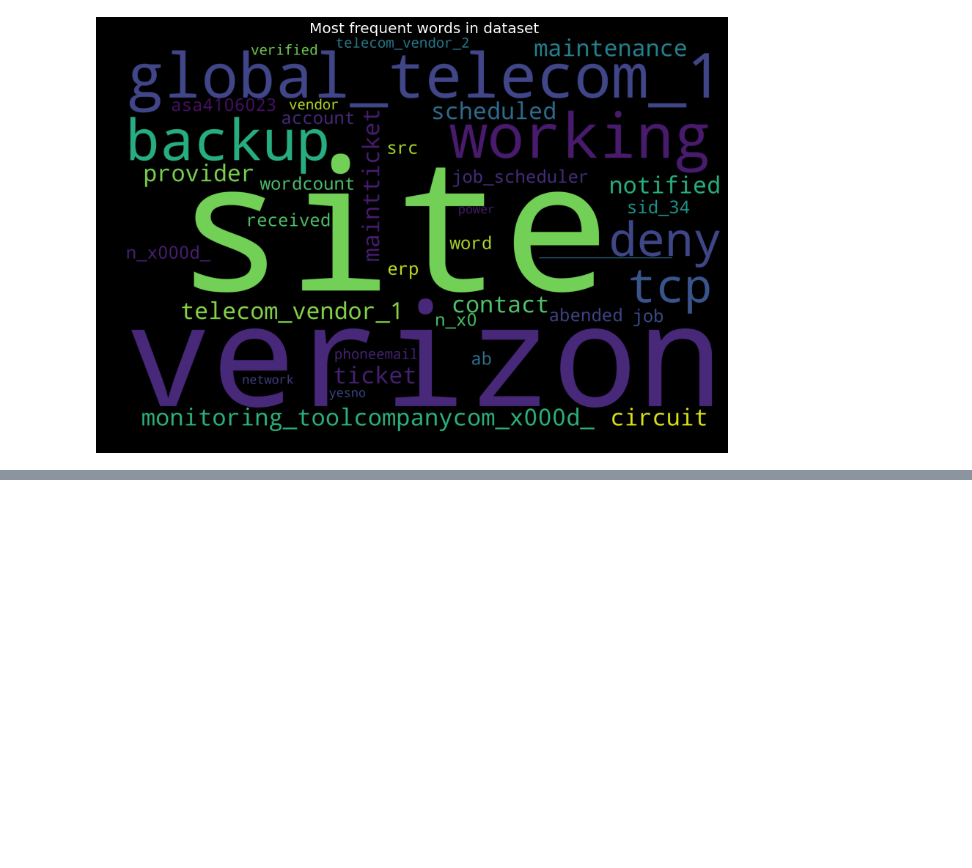
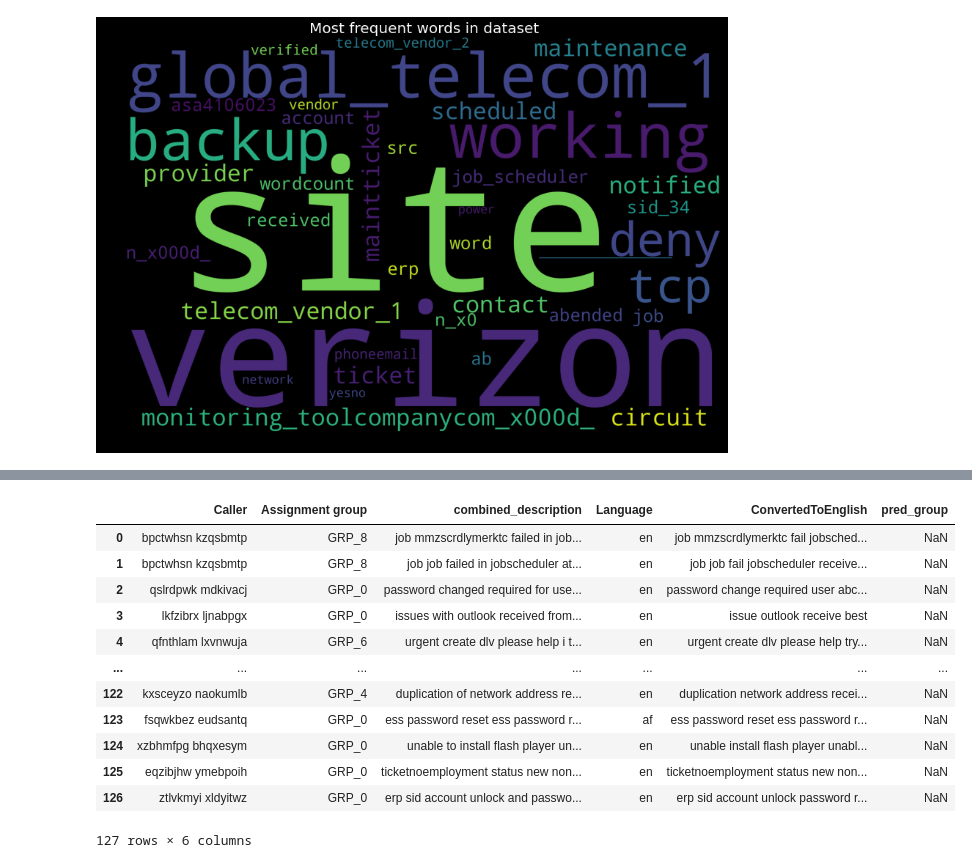
Before and after one commit to pbhuch/GL_DecA_G4_NLP1, a Jupyter notebook: Copy_of_GL_DecA_G4_NLP1.ipynb, the cells around one changed output, grey strips where cells are left out. Cells and saved outputs as stored; diff of their text form; code cells hidden in the pictures; blank space fills up the shorter version.

```diff
--- a/Copy_of_GL_DecA_G4_NLP1.ipynb
+++ b/Copy_of_GL_DecA_G4_NLP1.ipynb
@@ -250,0 +459,2 @@ plt.show()
+# %%
+df_new = df_clean.loc[df_clean['pred_group'] =='GRP_22']
@@ -250,0 +466,16 @@ plt.show()
+# %%
+df_new.drop(columns=['Unnamed: 0', 'Unnamed: 0.1', 'Unnamed: 0.1.1','Short description','Description','combined_description_caller'],axis=1)
+# %% [output]
+|  | Caller | Assignment group | combined_description | Language | ConvertedToEnglish | pred_group |
+| 0 | bpctwhsn kzqsbmtp | GRP_8 | job mmzscrdlymerktc failed in job... | en | job mmzscrdlymerktc fail jobsched... | NaN |
+| 1 | bpctwhsn kzqsbmtp | GRP_8 | job job failed in jobscheduler at... | en | job job fail jobscheduler receive... | NaN |
+| 2 | qslrdpwk mdkivacj | GRP_0 | password changed required for use... | en | password change required user abc... | NaN |
+| 3 | lkfzibrx ljnabpgx | GRP_0 | issues with outlook received from... | en | issue outlook receive best | NaN |
+| 4 | qfnthlam lxvnwuja | GRP_6 | urgent create dlv please help i t... | en | urgent create dlv please help try... | NaN |
+| ... | ... | ... | ... | ... | ... | ... |
+| 122 | kxsceyzo naokumlb | GRP_4 | duplication of network address re... | en | duplication network address recei... | NaN |
+| 123 | fsqwkbez eudsantq | GRP_0 | ess password reset ess password r... | af | ess password reset ess password r... | NaN |
+| 124 | xzbhmfpg bhqxesym | GRP_0 | unable to install flash player un... | en | unable install flash player unabl... | NaN |
+| 125 | eqzibjhw ymebpoih | GRP_0 | ticketnoemployment status new non... | en | ticketnoemployment status new non... | NaN |
+| 126 | ztlvkmyi xldyitwz | GRP_0 | erp sid account unlock and passwo... | en | erp sid account unlock password r... | NaN |
+127 rows × 6 columns
```
Also changed, not shown: parts of 19 cells of this notebook.
